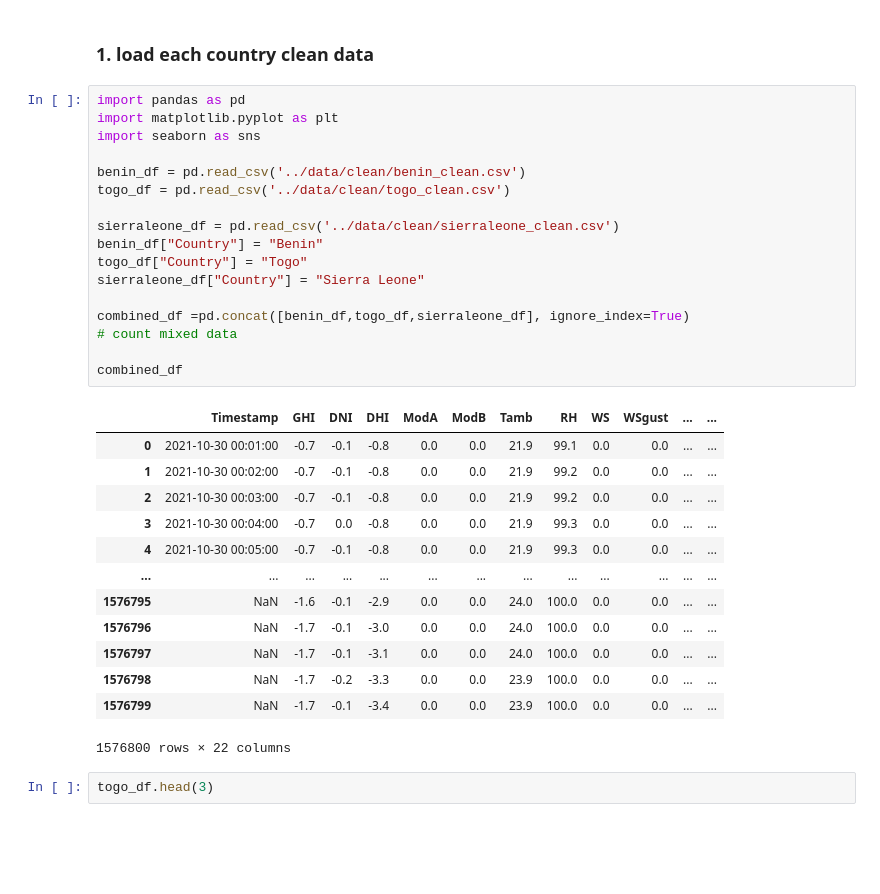
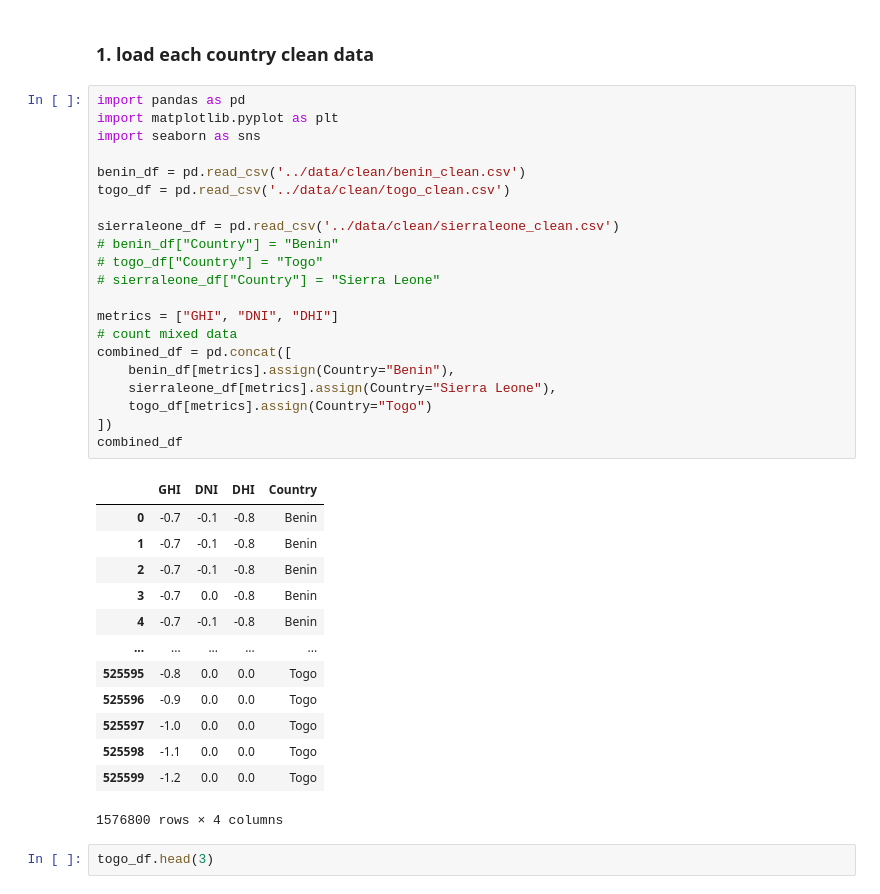
Before and after one commit to worashf/solar-challenge-week1, a Jupyter notebook: notebooks/compare_countries.ipynb, the cells around one changed output. Saved outputs shown, nothing was run; the diff lists cells and outputs as text; blank space fills up the shorter version.

```diff
--- a/notebooks/compare_countries.ipynb
+++ b/notebooks/compare_countries.ipynb
@@ -3,34 +3,38 @@
 # %%
 import pandas as pd
 import matplotlib.pyplot as plt
 import seaborn as sns
 
 benin_df = pd.read_csv('../data/clean/benin_clean.csv')
 togo_df = pd.read_csv('../data/clean/togo_clean.csv')
 
 sierraleone_df = pd.read_csv('../data/clean/sierraleone_clean.csv')
-benin_df["Country"] = "Benin"
-togo_df["Country"] = "Togo"
-sierraleone_df["Country"] = "Sierra Leone"
+# benin_df["Country"] = "Benin"
+# togo_df["Country"] = "Togo"
+# sierraleone_df["Country"] = "Sierra Leone"
 
-combined_df =pd.concat([benin_df,togo_df,sierraleone_df], ignore_index=True)
+metrics = ["GHI", "DNI", "DHI"]
 # count mixed data
-
+combined_df = pd.concat([
+    benin_df[metrics].assign(Country="Benin"),
+    sierraleone_df[metrics].assign(Country="Sierra Leone"),
+    togo_df[metrics].assign(Country="Togo")
+])
 combined_df
 # %% [output]
-|  | Timestamp | GHI | DNI | DHI | ModA | ModB | Tamb | RH | WS | WSgust | ... | ... |
-| 0 | 2021-10-30 00:01:00 | -0.7 | -0.1 | -0.8 | 0.0 | 0.0 | 21.9 | 99.1 | 0.0 | 0.0 | ... | ... |
-| 1 | 2021-10-30 00:02:00 | -0.7 | -0.1 | -0.8 | 0.0 | 0.0 | 21.9 | 99.2 | 0.0 | 0.0 | ... | ... |
-| 2 | 2021-10-30 00:03:00 | -0.7 | -0.1 | -0.8 | 0.0 | 0.0 | 21.9 | 99.2 | 0.0 | 0.0 | ... | ... |
-| 3 | 2021-10-30 00:04:00 | -0.7 | 0.0 | -0.8 | 0.0 | 0.0 | 21.9 | 99.3 | 0.0 | 0.0 | ... | ... |
-| 4 | 2021-10-30 00:05:00 | -0.7 | -0.1 | -0.8 | 0.0 | 0.0 | 21.9 | 99.3 | 0.0 | 0.0 | ... | ... |
-| ... | ... | ... | ... | ... | ... | ... | ... | ... | ... | ... | ... | ... |
-| 1576795 | NaN | -1.6 | -0.1 | -2.9 | 0.0 | 0.0 | 24.0 | 100.0 | 0.0 | 0.0 | ... | ... |
-| 1576796 | NaN | -1.7 | -0.1 | -3.0 | 0.0 | 0.0 | 24.0 | 100.0 | 0.0 | 0.0 | ... | ... |
-| 1576797 | NaN | -1.7 | -0.1 | -3.1 | 0.0 | 0.0 | 24.0 | 100.0 | 0.0 | 0.0 | ... | ... |
-| 1576798 | NaN | -1.7 | -0.2 | -3.3 | 0.0 | 0.0 | 23.9 | 100.0 | 0.0 | 0.0 | ... | ... |
-| 1576799 | NaN | -1.7 | -0.1 | -3.4 | 0.0 | 0.0 | 23.9 | 100.0 | 0.0 | 0.0 | ... | ... |
+|  | GHI | DNI | DHI | Country |
+| 0 | -0.7 | -0.1 | -0.8 | Benin |
+| 1 | -0.7 | -0.1 | -0.8 | Benin |
+| 2 | -0.7 | -0.1 | -0.8 | Benin |
+| 3 | -0.7 | 0.0 | -0.8 | Benin |
+| 4 | -0.7 | -0.1 | -0.8 | Benin |
+| ... | ... | ... | ... | ... |
+| 525595 | -0.8 | 0.0 | 0.0 | Togo |
+| 525596 | -0.9 | 0.0 | 0.0 | Togo |
+| 525597 | -1.0 | 0.0 | 0.0 | Togo |
+| 525598 | -1.1 | 0.0 | 0.0 | Togo |
+| 525599 | -1.2 | 0.0 | 0.0 | Togo |
-1576800 rows × 22 columns
+1576800 rows × 4 columns
 # %%
 togo_df.head(3)
 # %% [output]
```
Also changed, not shown: parts of 1 cell of this notebook, 1 other file.
